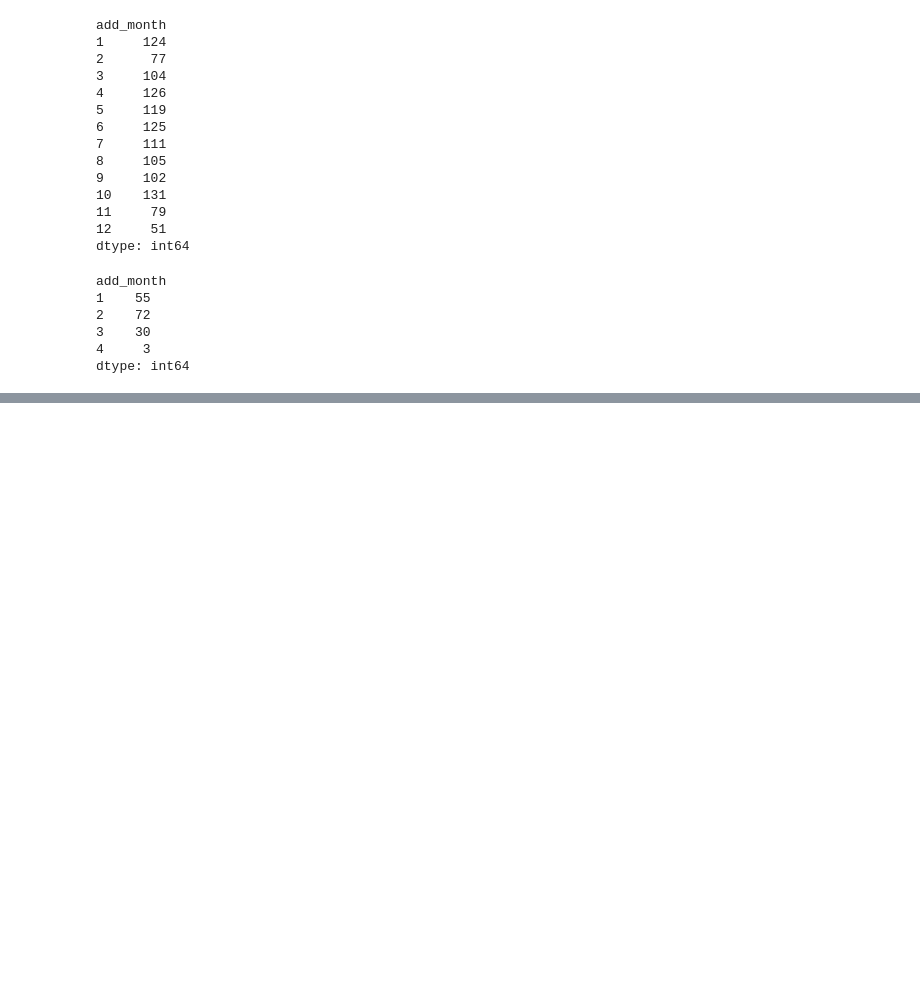
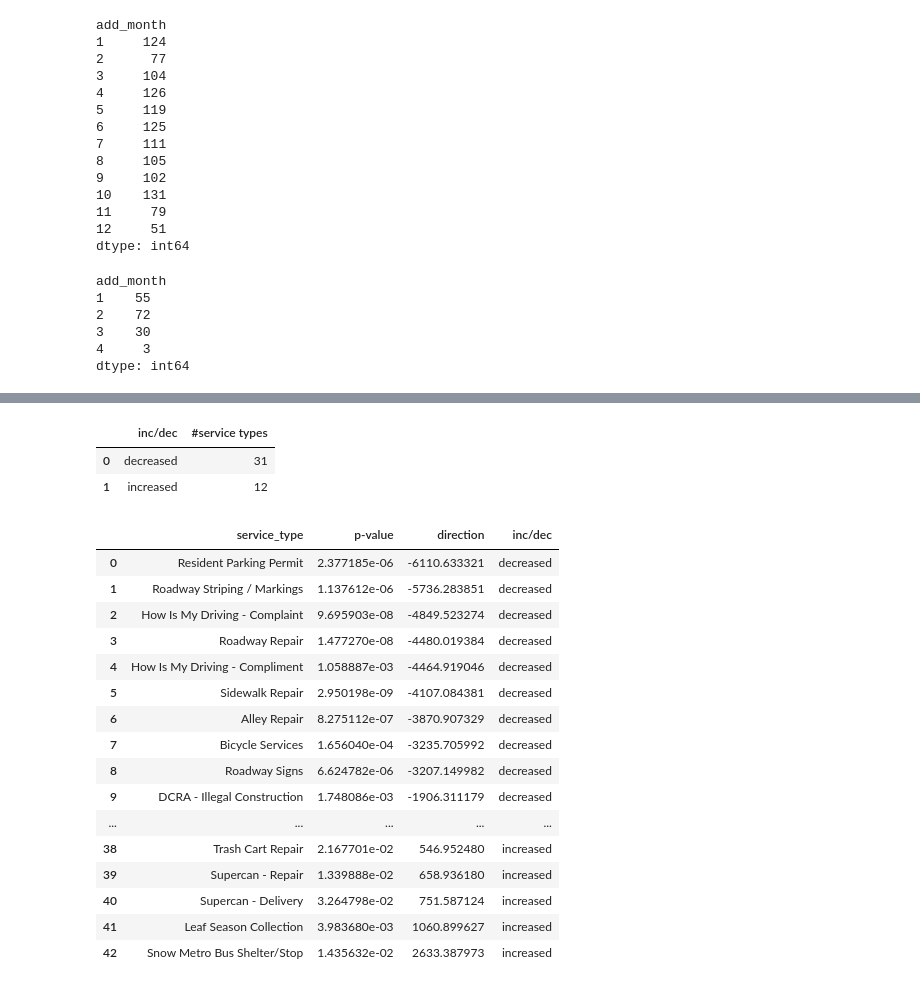
Before and after one commit to gmu-cil/DMV-311, a Jupyter notebook: src/DC_311_2019_2020.ipynb, the cells around one changed output, grey strips where cells are left out. Drawn from its saved outputs; the diff is of its cells as text; code cells hidden in the pictures; blank space fills up the shorter version.

```diff
--- a/src/DC_311_2019_2020.ipynb
+++ b/src/DC_311_2019_2020.ipynb
@@ -500,0 +723,16 @@ dtype: int64
+# %%
+pre_covid_res_hrs = merge_response_time[pre_covid_cols]
+covid_res_hrs = merge_response_time[covid_cols]
+# %%
+t_test_df = pd.DataFrame(columns=['service_type','p-value','direction'])
+for service_type in total_service_types:
+    pre_covid_var = pre_covid_res_hrs.loc[pre_covid_res_hrs['SERVICECODEDESCRIPTION']== service_type][pre_covid_cols[1:]].values.flatten()
+    covid_var = covid_res_hrs.loc[covid_res_hrs['SERVICECODEDESCRIPTION']== service_type][covid_cols[1:]].values.flatten()
+    t_val, p_val = stats.ttest_ind(pre_covid_var, covid_var, equal_var = False)
+    direction = covid_var.mean() - pre_covid_var.mean()
+    t_test_res = {'service_type': service_type, 'p-value': p_val, 'direction': direction}
+    t_test_df = t_test_df.append(t_test_res,ignore_index = True)
+# %%
+t_test_df.sort_values(by = 'p-value', inplace=True)
+t_test_df.reset_index(drop=True, inplace = True)
+t_test_df
@@ -500,0 +753,32 @@ dtype: int64
+# %%
+t_test_low_p = t_test_df.loc[t_test_df['p-value']<=0.05]
+t_test_low_p.sort_values(by = ['direction','p-value'], inplace=True)
+t_test_low_p.reset_index(drop = True, inplace = True)
+t_test_low_p['inc/dec'] =['increased' if sign == True else 'decreased' for sign in (t_test_low_p['direction'] >0).tolist()]
+inc_dec_df = t_test_low_p.groupby('inc/dec').size().reset_index()
+inc_dec_df.rename(columns = {0:'#service types'}, inplace = True)
+inc_dec_df
+# %% [output]
+|  | inc/dec | #service types |
+| 0 | decreased | 31 |
+| 1 | increased | 12 |
+# %%
+t_test_low_p
+# %% [output]
+|  | service_type | p-value | direction | inc/dec |
+| 0 | Resident Parking Permit | 2.377185e-06 | -6110.633321 | decreased |
+| 1 | Roadway Striping / Markings | 1.137612e-06 | -5736.283851 | decreased |
+| 2 | How Is My Driving - Complaint | 9.695903e-08 | -4849.523274 | decreased |
+| 3 | Roadway Repair | 1.477270e-08 | -4480.019384 | decreased |
+| 4 | How Is My Driving - Compliment | 1.058887e-03 | -4464.919046 | decreased |
+| 5 | Sidewalk Repair | 2.950198e-09 | -4107.084381 | decreased |
+| 6 | Alley Repair | 8.275112e-07 | -3870.907329 | decreased |
+| 7 | Bicycle Services | 1.656040e-04 | -3235.705992 | decreased |
+| 8 | Roadway Signs | 6.624782e-06 | -3207.149982 | decreased |
+| 9 | DCRA - Illegal Construction | 1.748086e-03 | -1906.311179 | decreased |
+| ... | ... | ... | ... | ... |
+| 38 | Trash Cart Repair | 2.167701e-02 | 546.952480 | increased |
+| 39 | Supercan - Repair | 1.339888e-02 | 658.936180 | increased |
+| 40 | Supercan - Delivery | 3.264798e-02 | 751.587124 | increased |
+| 41 | Leaf Season Collection | 3.983680e-03 | 1060.899627 | increased |
+| 42 | Snow Metro Bus Shelter/Stop | 1.435632e-02 | 2633.387973 | increased |
```
Also changed, not shown: parts of 22 cells of this notebook, 17 other files.
